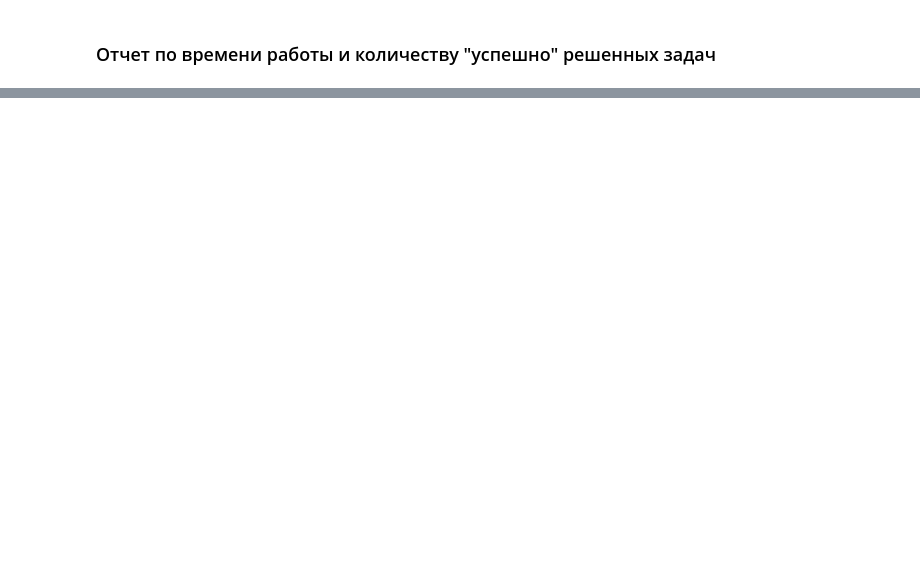
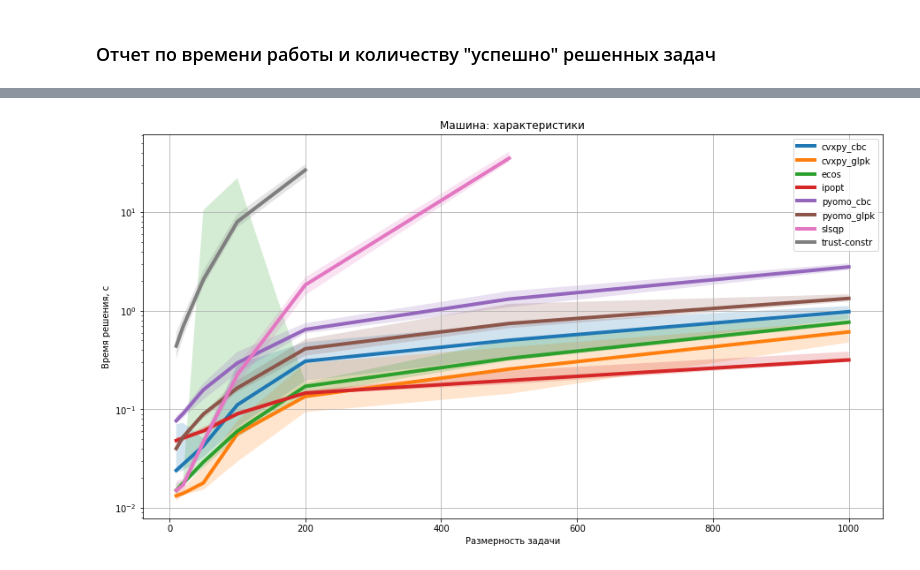
Before and after one commit to mbudylin/OptimizersArticle, a Jupyter notebook: optimizers_test.ipynb, the cells around one changed output, grey strips where cells are left out. Drawn from its saved outputs; the diff is of its cells as text; code cells hidden in the pictures; blank space fills up the shorter version.

```diff
--- a/optimizers_test.ipynb
+++ b/optimizers_test.ipynb
@@ -83,14 +83,26 @@ for N, seed in product(N_grid, seed_grid):
     res, t = pricing_optimization(data_d, PyomoLpOptimizationModel, opt_params, 'cbc')
     statuses.append('ok' if res['status'] == 'ok' else res['status'])
     times.append(t)
-    solvers.append('cbc')
-    print(f'cbc finish \t{t}')
+    solvers.append('pyomo_cbc')
+    print(f'pyomo cbc finish \t{t}')
 
     res, t = pricing_optimization(data_d, PyomoLpOptimizationModel, opt_params, 'glpk')
     statuses.append('ok' if res['status'] == 'ok' else res['status'])
     times.append(t)
-    solvers.append('glpk')
-    print(f'glpk finish \t{t}')
+    solvers.append('pyomo_glpk')
+    print(f'pyomo glpk finish \t{t}')
+
+    res, t = pricing_optimization(data_d, CvxpyLpOptimizationModel, opt_params, 'CBC')
+    statuses.append('ok' if res['status'] == 'optimal' else res['status'])
+    times.append(t)
+    solvers.append('cvxpy_cbc')
+    print(f'cvxpy cbc finish \t{t}')
+
+    res, t = pricing_optimization(data_d, CvxpyLpOptimizationModel, opt_params, 'GLPK_MI')
+    statuses.append('ok' if res['status'] == 'optimal' else res['status'])
+    times.append(t)
+    solvers.append('cvxpy_glpk')
+    print(f'cvxpy glpk finish \t{t}')
 
     if N < 2000:
         res, t = pricing_optimization(data_d, CvxpyLpOptimizationModel, opt_params, 'ECOS_BB')
@@ -108,7 +120,7 @@ for N, seed in product(N_grid, seed_grid):
     }))
 
 stats_df = pd.concat(stats_df_list)
-stats_df.to_csv('./data/optimizers_stats.csv', header=None)
+stats_df.to_csv('./data/optimizers_stats.csv', index=None)
 # %% [output]
 --*--*--*--*--*--*--*--*--*--*--*--*--*--*--*--*--*--*--*--*--
 10 0
@@ -130,5 +159,8 @@ glpk finish     0.8523960113525391
 # %% [markdown]
 ### Отчет по времени работы и количеству "успешно" решенных задач
 # %%
+if 'stats_df' not in globals():
+    stats_df = pd.read_csv('./data/optimizers_stats.csv')
 stats_df['success'] = stats_df['status'] == 'ok'
-report_df = stats_df.groupby(['solver', 'N'])['t'].describe().reset_index()
+time_rep_df = stats_df.groupby(['solver', 'N'])['t'].describe().reset_index()
+stats_df
@@ -135,15 +181,17 @@ report_df = stats_df.groupby(['solver', 'N'])['t'].describe().reset_index()
 # %%
 plt.figure(figsize=(15, 8))
-for solver, df in report_df.groupby(['solver']):
+for solver, df in time_rep_df.groupby(['solver']):
     plt.plot(df['N'], df['50%'], label=solver, lw=4)
     plt.fill_between(df['N'], df['25%'], df['75%'], alpha=0.2)
 plt.yscale('log')
 # plt.xscale('log')
 plt.legend()
 plt.xlabel('Размерность задачи')
 plt.ylabel('Время решения, с')
 plt.grid()
 plt.title("Машина: характеристики")
 plt.show()
+# %% [output]
+[figure, added]
 # %%
 plt.figure(figsize=(15, 8))
```
Also changed, not shown: parts of 12 cells of this notebook, 4 other files.
